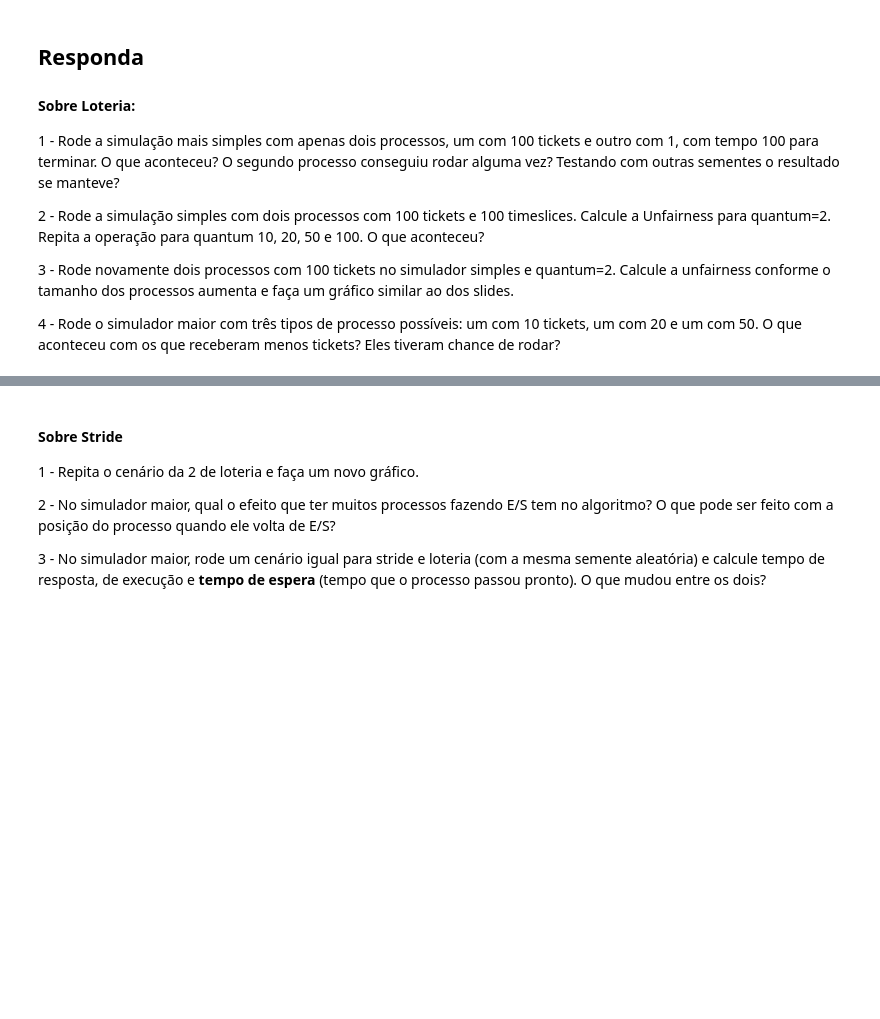
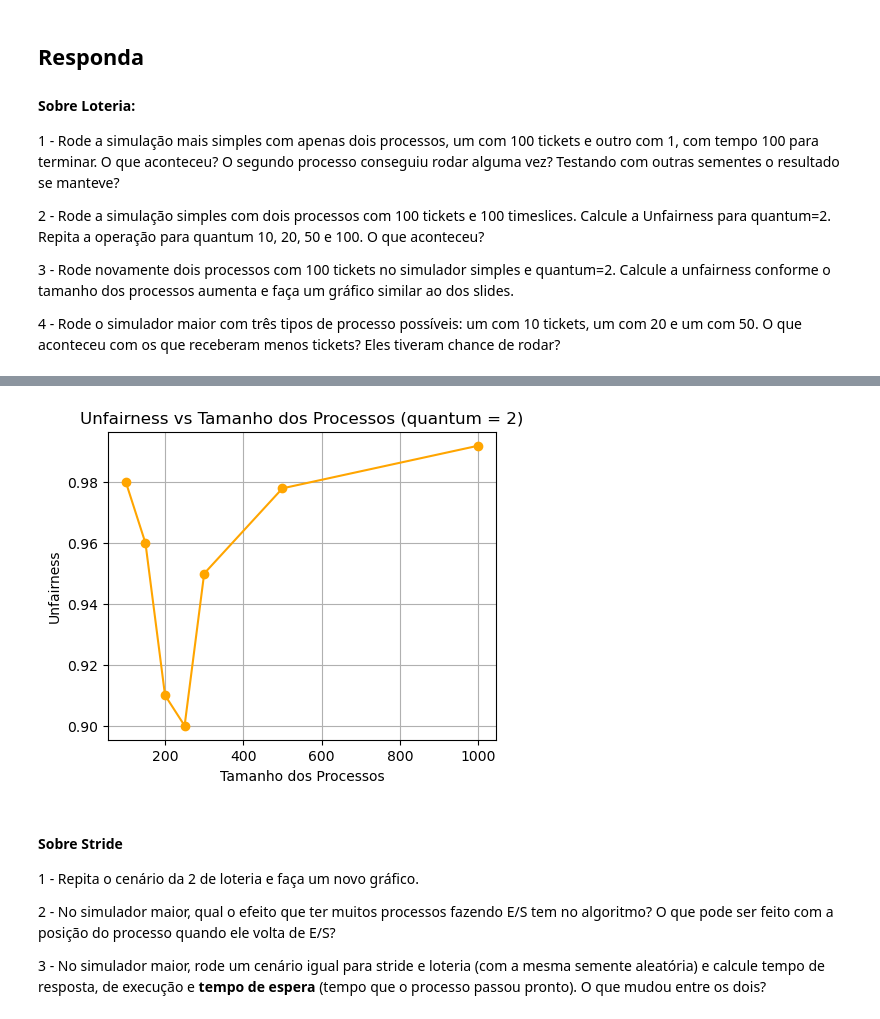
Before and after one commit to Prd225/trab_2, a Jupyter notebook: Laboratório_Escalonamento 2.ipynb, the cells around one changed output, grey strips where cells are left out. Saved outputs shown, nothing was run; the diff lists cells and outputs as text; code cells hidden in the pictures; blank space fills up the shorter version.

```diff
--- a/Laboratório_Escalonamento 2.ipynb
+++ b/Laboratório_Escalonamento 2.ipynb
@@ -267,3 +275,27 @@ Quando alterei a quantidade de bilhetes para que ambos os processos tivessem o m
+# %%
+#resposta 3 Loteria
+
+import matplotlib.pyplot as plt
+
+# Tamanhos dos processos
+tamanhos = [100, 150, 200, 250, 300, 500, 1000]
+
+# Valores correspondentes de unfairness
+unfairness = [0.98, 0.96, 0.91, 0.90, 0.95, 0.978, 0.992]
+
+# Criando o gráfico
+plt.figure(figsize=(5, 4))
+plt.plot(tamanhos, unfairness, marker='o', linestyle='-', color='orange')
+
+# Adicionando rótulos e título
+plt.title('Unfairness vs Tamanho dos Processos (quantum = 2)')
+plt.xlabel('Tamanho dos Processos')
+plt.ylabel('Unfairness')
+plt.grid(True)
+
+plt.show()
+# %% [output]
+[figure, added]
 # %% [markdown]
 #### Sobre Stride ####
 
```
Also changed, not shown: parts of 5 cells of this notebook.
